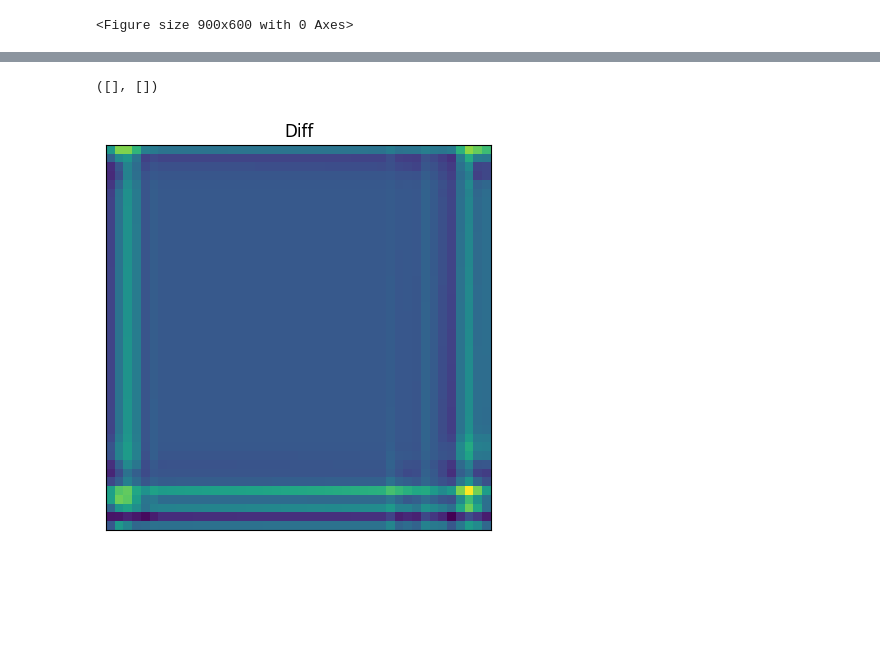
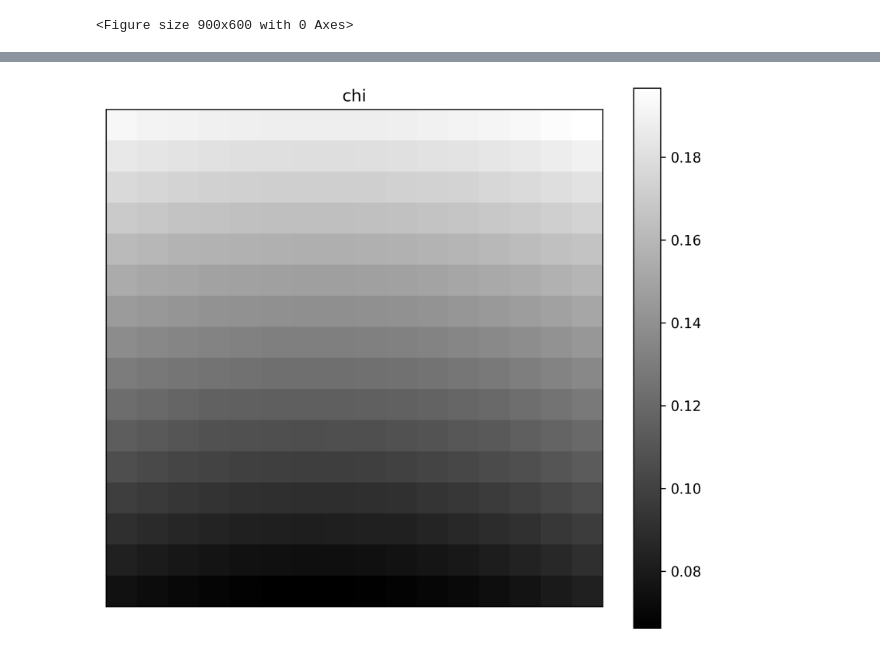
Before and after one commit to ThomasHelfer/TorchGRTL, a Jupyter notebook: notebook.ipynb, the cells around one changed output, grey strips where cells are left out. Saved outputs shown, nothing was run; the diff lists cells and outputs as text; code cells hidden in the pictures; blank space fills up the shorter version.

```diff
--- a/notebook.ipynb
+++ b/notebook.ipynb
@@ -181,7 +177,7 @@ optimizerADAM = torch.optim.Adam(net.parameters(), lr=0.0001)
 # Define the ratio for the split (e.g., 80% train, 20% test)
 train_ratio = 0.8
 test_ratio = 1 - train_ratio
-batch_size = 1
+batch_size = 10
 
 # Calculate the number of samples for each split
 num_samples = len(dataX)
@@ -230,8 +219,10 @@ x1_lvl7_align_true x2_d2_lvl5_L1      x2_lvl8
 # %%
 restart = True
 load_restart_data = False
-if restart:
-    net, config = load_model("models/x4_lvl5")
+if restart and downsample == 1 :
+    net, config = load_model(f"models/x{factor}_lvl{res_level}")
+if restart and downsample != 1 :
+    net, config = load_model(f"models/x{factor}_d{downsample}_lvl{res_level}")
 if restart and load_restart_data:
     num_vars = 25
     dataX = get_box_format(config["filenamesX"], num_vars)
@@ -388,6 +368,26 @@ plt.legend()
 # %% [output]
 IndexError: list index out of range
 <Figure size 900x600 with 0 Axes>
+# %%
+names = [
+    "chi",
+
+    "h11",    "h12",    "h13",    "h22", "h23", "h33",
+
+    "K",
+
+    "A11",    "A12",    "A13",    "A22", "A23", "A33",
+
+    "Theta",
+
+    "Gamma1", "Gamma2", "Gamma3",
+
+    "lapse",
+
+    "shift1", "shift2", "shift3",
+
+    "B1",     "B2",     "B3",
+]
 # %%
 net.to(device)
 net.eval();
@@ -436,21 +462,23 @@ ham_ref = get_constraints(y_interpolated, oneoverdx)
 # %%
-box = 0
+box = 4
 channel = 0
-slice = 3
-fig = plt.figure(figsize=(15, 5))
+slice = 0
+fig = plt.figure(figsize=(8, 7),dpi = 300)
 
 # Plot ground truth
-plt.subplot(1, 2, 1)
 plt.title("Diff")
 im0 = plt.imshow(
-    y_pred[box, channel, :, :, slice].cpu().detach().numpy()
-    - y_interpolated[box, channel, :, :, slice].cpu().detach().numpy(),
+    y_interpolated[box, channel, :, :, slice].cpu().detach().numpy(),
     # vmin=-1e-7,
     # vmax=1e-7,
-    cmap="viridis",
+    cmap="gray",
 )
+plt.title(names[channel])
 plt.xticks([])
 plt.yticks([])
+plt.colorbar()
+
+
+plt.savefig(f'x{factor}_d{downsample}_lvl{res_level}_box{box}_slice{slice}_{names[channel]}_interp.png')
 # %% [output]
-([], [])
-[figure, old version]
+[figure, new version]
```
Also changed, not shown: parts of 20 cells of this notebook.
